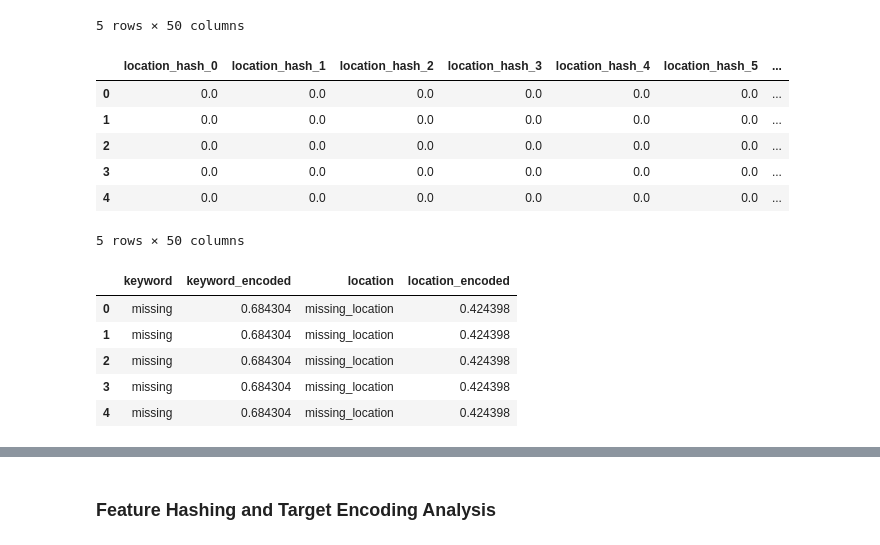
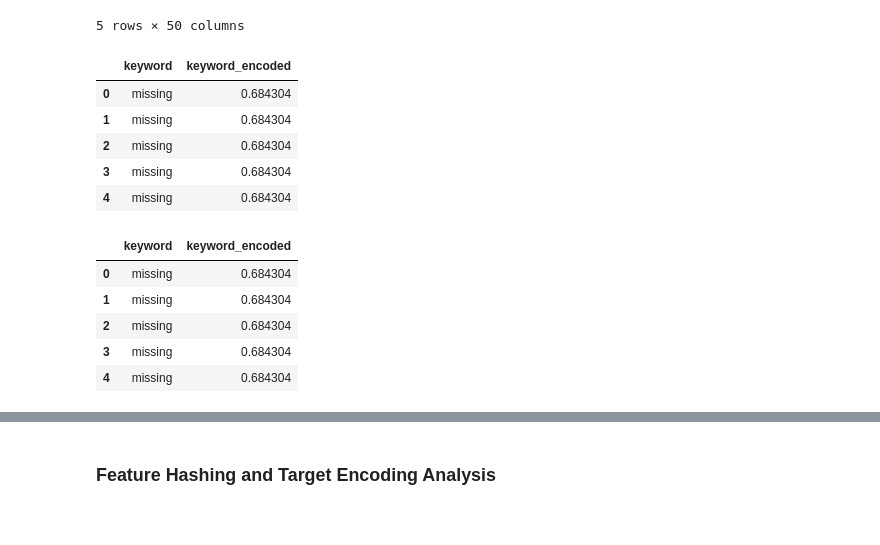
Before and after one commit to tohkarle/SC1015-Mini-Project, a Jupyter notebook: data_preprocessing.ipynb, the cells around one changed output, grey strips where cells are left out. Cells and saved outputs as stored; diff of their text form; code cells hidden in the pictures.

Commit message:
refactor: Change feature hashing and target encoding

```diff
--- a/data_preprocessing.ipynb
+++ b/data_preprocessing.ipynb
@@ -378,20 +378,18 @@ In the code below, we applied target encoding to both the `keyword` and `locatio
 1. Calculate the mean target value for each category in the feature (using the training data only).
 2. Replace each category in the feature with its corresponding mean target value.
 # %%
-# Target encoding for the keyword and location columns
+# Target encoding for the keyword column
 target_encoder = TargetEncoder()
-train_data_mod[['keyword_encoded', 'location_encoded']] = target_encoder.fit_transform(train_data_mod[['keyword', 'location']], train_data_mod['target'])
-test_data_mod[['keyword_encoded', 'location_encoded']] = target_encoder.transform(test_data_mod[['keyword', 'location']])
+train_data_mod['keyword_encoded'] = target_encoder.fit_transform(train_data_mod['keyword'], train_data_mod['target'])
+test_data_mod['keyword_encoded'] = target_encoder.transform(test_data_mod['keyword'])
 # %% [markdown]
 Combine the hashed features and target encoded features with the original dataframe.
 # %%
 hashed_keywords_train_df = pd.DataFrame(hashed_keywords_train.toarray(), columns=[f'keyword_hash_{i}' for i in range(n_features)])
 hashed_keywords_test_df = pd.DataFrame(hashed_keywords_test.toarray(), columns=[f'keyword_hash_{i}' for i in range(n_features)])
-hashed_locations_train_df = pd.DataFrame(hashed_locations_train.toarray(), columns=[f'location_hash_{i}' for i in range(n_features)])
-hashed_locations_test_df = pd.DataFrame(hashed_locations_test.toarray(), columns=[f'location_hash_{i}' for i in range(n_features)])
 
-train_data_mod = pd.concat([train_data_mod, hashed_keywords_train_df, hashed_locations_train_df], axis=1)
-test_data_mod = pd.concat([test_data_mod, hashed_keywords_test_df, hashed_locations_test_df], axis=1)
+train_data_mod = pd.concat([train_data_mod.reset_index(drop=True), hashed_keywords_train_df], axis=1)
+test_data_mod = pd.concat([test_data_mod.reset_index(drop=True), hashed_keywords_test_df], axis=1)
 # %% [markdown]
 Now, let's examine the changes in the dataset after applying feature hashing and target encoding.
 # %%
@@ -427,24 +414,23 @@ hashed_keywords_test_df.head()
 | 3 | 0.0 | 0.0 | 0.0 | 0.0 | 0.0 | 0.0 | ... |
 | 4 | 0.0 | 0.0 | 0.0 | 0.0 | 0.0 | 0.0 | ... |
 5 rows × 50 columns
+# %%
+# Examine the target-encoded keyword and location features in the train dataset
+train_data_mod[['keyword', 'keyword_encoded']].head()
+# %% [output]
+|  | keyword | keyword_encoded |
+| 0 | missing | 0.684304 |
+| 1 | missing | 0.684304 |
+| 2 | missing | 0.684304 |
+| 3 | missing | 0.684304 |
+| 4 | missing | 0.684304 |
 # %%
-# Examine the hashed feature vectors for the location feature in the test dataset
-hashed_locations_test_df.head()
+# Examine the target-encoded keyword and location features in the test dataset
+test_data_mod[['keyword', 'keyword_encoded']].head()
 # %% [output]
-|  | location_hash_0 | location_hash_1 | location_hash_2 | location_hash_3 | location_hash_4 | location_hash_5 | ... |
-| 0 | 0.0 | 0.0 | 0.0 | 0.0 | 0.0 | 0.0 | ... |
-| 1 | 0.0 | 0.0 | 0.0 | 0.0 | 0.0 | 0.0 | ... |
-| 2 | 0.0 | 0.0 | 0.0 | 0.0 | 0.0 | 0.0 | ... |
-| 3 | 0.0 | 0.0 | 0.0 | 0.0 | 0.0 | 0.0 | ... |
-| 4 | 0.0 | 0.0 | 0.0 | 0.0 | 0.0 | 0.0 | ... |
+|  | keyword | keyword_encoded |
+| 0 | missing | 0.684304 |
+| 1 | missing | 0.684304 |
+| 2 | missing | 0.684304 |
+| 3 | missing | 0.684304 |
+| 4 | missing | 0.684304 |
-5 rows × 50 columns
-# %%
-# Examine the target-encoded keyword and location features in the train dataset
-train_data_mod[['keyword', 'keyword_encoded', 'location', 'location_encoded']].head()
-# %% [output]
-|  | keyword | keyword_encoded | location | location_encoded |
-| 0 | missing | 0.684304 | missing_location | 0.424398 |
-| 1 | missing | 0.684304 | missing_location | 0.424398 |
-| 2 | missing | 0.684304 | missing_location | 0.424398 |
-| 3 | missing | 0.684304 | missing_location | 0.424398 |
-| 4 | missing | 0.684304 | missing_location | 0.424398 |
```
Also changed, not shown: parts of 25 cells of this notebook, 1 other file.
